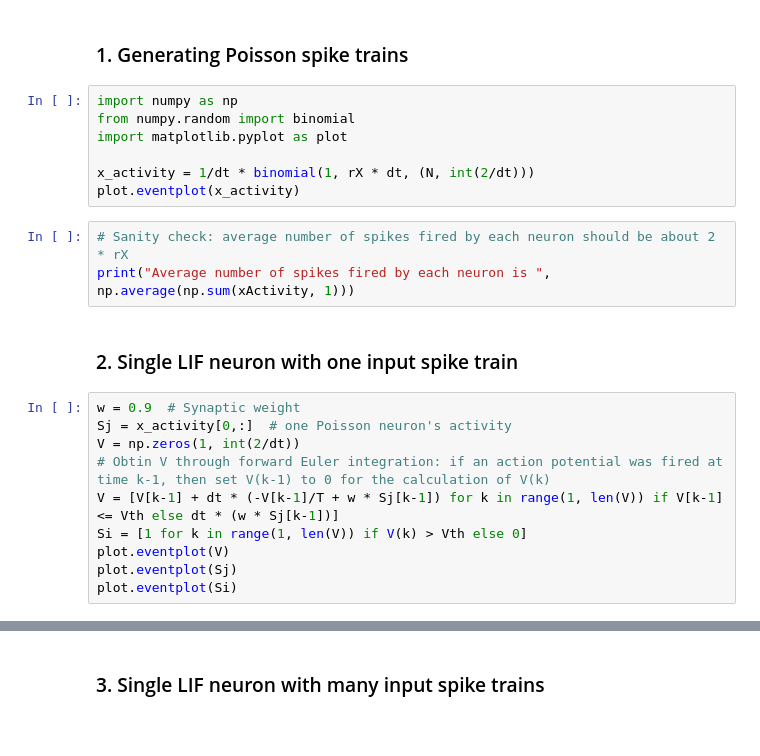
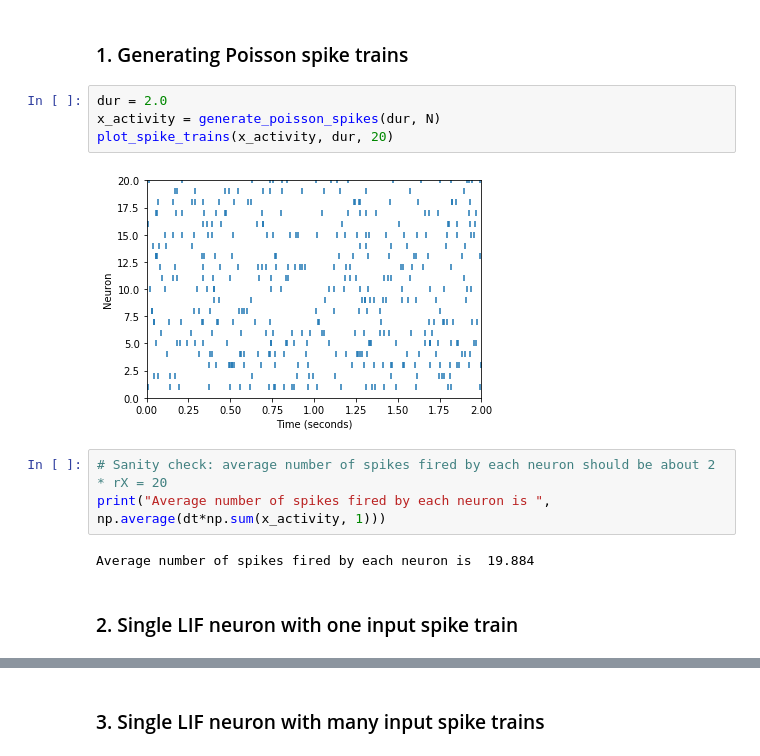
Before and after one commit to ClintonIgwegbu/4G3-Computational-Neuroscience-Assignment-1, a Jupyter notebook: Assignment 1.ipynb, the cells around one changed output, grey strips where cells are left out. Drawn from its saved outputs; the diff is of its cells as text; blank space fills up the shorter version.

```diff
--- a/Assignment 1.ipynb
+++ b/Assignment 1.ipynb
@@ -8,24 +75,15 @@ rX = 10  # firing rate of the Poisson neurons in population X
 # %% [markdown]
 ### 1. Generating Poisson spike trains
-# %%
-import numpy as np
-from numpy.random import binomial
-import matplotlib.pyplot as plot
-
-x_activity = 1/dt * binomial(1, rX * dt, (N, int(2/dt)))
-plot.eventplot(x_activity)
+# %%
+dur = 2.0
+x_activity = generate_poisson_spikes(dur, N)
+plot_spike_trains(x_activity, dur, 20)
+# %% [output]
+[figure, added]
 # %%
-# Sanity check: average number of spikes fired by each neuron should be about 2 * rX
-print("Average number of spikes fired by each neuron is ", np.average(np.sum(xActivity, 1)))
+# Sanity check: average number of spikes fired by each neuron should be about 2 * rX = 20
+print("Average number of spikes fired by each neuron is ", np.average(dt*np.sum(x_activity, 1)))
+# %% [output]
+Average number of spikes fired by each neuron is  19.884
 # %% [markdown]
 ### 2. Single LIF neuron with one input spike train
-# %%
-w = 0.9  # Synaptic weight
-Sj = x_activity[0,:]  # one Poisson neuron's activity
-V = np.zeros(1, int(2/dt))
-# Obtin V through forward Euler integration: if an action potential was fired at time k-1, then set V(k-1) to 0 for the calculation of V(k)
-V = [V[k-1] + dt * (-V[k-1]/T + w * Sj[k-1]) for k in range(1, len(V)) if V[k-1] <= Vth else dt * (w * Sj[k-1])]
-Si = [1 for k in range(1, len(V)) if V(k) > Vth else 0]
-plot.eventplot(V)
-plot.eventplot(Sj)
-plot.eventplot(Si)
```
Also changed, not shown: parts of 9 cells of this notebook.
